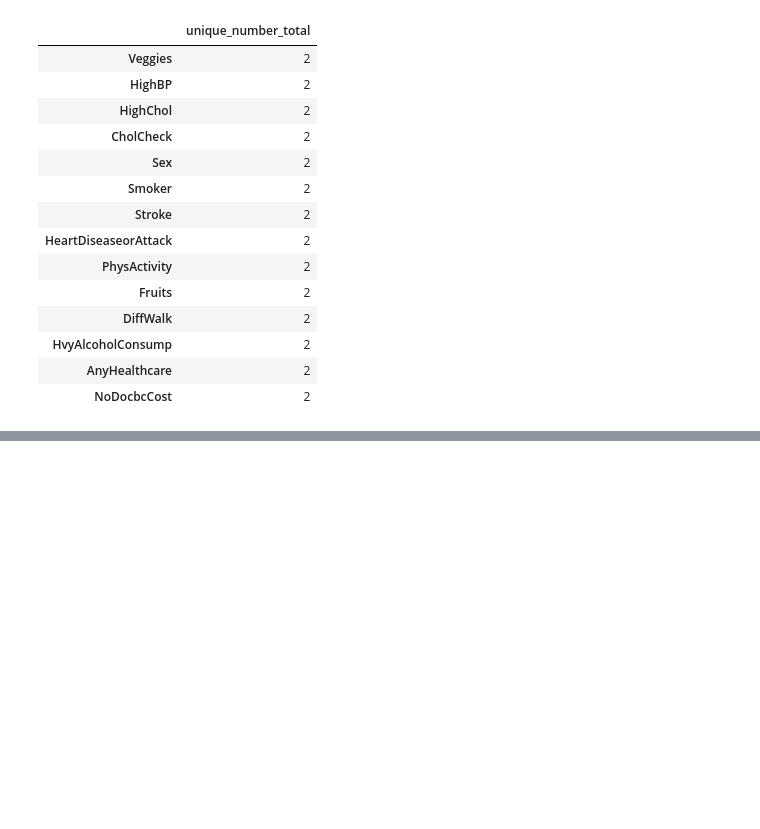
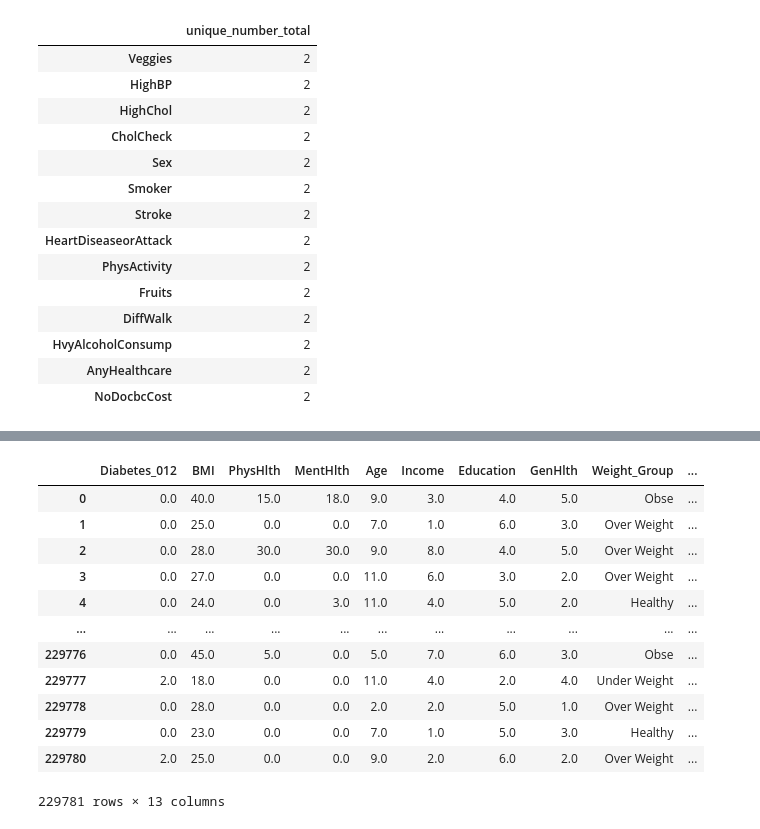
Before and after one commit to MehrdadGh1989/Diabete_Project, a Jupyter notebook: Diabete_Project_With_Jupyter.ipynb, the cells around one changed output, grey strips where cells are left out. Saved outputs shown, nothing was run; the diff lists cells and outputs as text; code cells hidden in the pictures; blank space fills up the shorter version.

```diff
--- a/Diabete_Project_With_Jupyter.ipynb
+++ b/Diabete_Project_With_Jupyter.ipynb
@@ -291,0 +404,41 @@ unique_number_total_df[unique_number_total_df.unique_number_total==2]
+# %%
+diabete_income_group=NoBinaryData_df['Income']
+# %%
+NoBinaryData_df.loc[diabete_income_group==1,'Income_Level']='Less than 10000 $'
+NoBinaryData_df.loc[diabete_income_group==2,'Income_Level']='Less than 15000 $'
+NoBinaryData_df.loc[diabete_income_group==3,'Income_Level']='Less than 20000 $'
+NoBinaryData_df.loc[diabete_income_group==4,'Income_Level']='Less than 25000 $'
+NoBinaryData_df.loc[diabete_income_group==5,'Income_Level']='Less than 35000 $'
+NoBinaryData_df.loc[diabete_income_group==6,'Income_Level']='Less than 50000 $'
+NoBinaryData_df.loc[diabete_income_group==7,'Income_Level']='Less than 75000 $'
+NoBinaryData_df.loc[diabete_income_group==8,'Income_Level']='75000 $ or More'
+# %%
+#General Health:
+#1 = excellent,
+#2 = very good,
+#3 = good,
+#4 = fair,
+#5 = poor
+diabete_GeneralHealth_group=NoBinaryData_df['GenHlth']
+# %%
+NoBinaryData_df.loc[diabete_GeneralHealth_group==1,'GeneralH']='Excellent'
+NoBinaryData_df.loc[diabete_GeneralHealth_group==2,'GeneralH']='Very Good'
+NoBinaryData_df.loc[diabete_GeneralHealth_group==3,'GeneralH']='Good'
+NoBinaryData_df.loc[diabete_GeneralHealth_group==4,'GeneralH']='Fair'
+NoBinaryData_df.loc[diabete_GeneralHealth_group==5,'GeneralH']='Poor'
+# %%
+NoBinaryData_df
+# %% [output]
+|  | Diabetes_012 | BMI | PhysHlth | MentHlth | Age | Income | Education | GenHlth | Weight_Group | ... |
+| 0 | 0.0 | 40.0 | 15.0 | 18.0 | 9.0 | 3.0 | 4.0 | 5.0 | Obse | ... |
+| 1 | 0.0 | 25.0 | 0.0 | 0.0 | 7.0 | 1.0 | 6.0 | 3.0 | Over Weight | ... |
+| 2 | 0.0 | 28.0 | 30.0 | 30.0 | 9.0 | 8.0 | 4.0 | 5.0 | Over Weight | ... |
+| 3 | 0.0 | 27.0 | 0.0 | 0.0 | 11.0 | 6.0 | 3.0 | 2.0 | Over Weight | ... |
+| 4 | 0.0 | 24.0 | 0.0 | 3.0 | 11.0 | 4.0 | 5.0 | 2.0 | Healthy | ... |
+| ... | ... | ... | ... | ... | ... | ... | ... | ... | ... | ... |
+| 229776 | 0.0 | 45.0 | 5.0 | 0.0 | 5.0 | 7.0 | 6.0 | 3.0 | Obse | ... |
+| 229777 | 2.0 | 18.0 | 0.0 | 0.0 | 11.0 | 4.0 | 2.0 | 4.0 | Under Weight | ... |
+| 229778 | 0.0 | 28.0 | 0.0 | 0.0 | 2.0 | 2.0 | 5.0 | 1.0 | Over Weight | ... |
+| 229779 | 0.0 | 23.0 | 0.0 | 0.0 | 7.0 | 1.0 | 5.0 | 3.0 | Healthy | ... |
+| 229780 | 2.0 | 25.0 | 0.0 | 0.0 | 9.0 | 2.0 | 6.0 | 2.0 | Over Weight | ... |
+229781 rows × 13 columns
```
Also changed, not shown: parts of 24 cells of this notebook.
